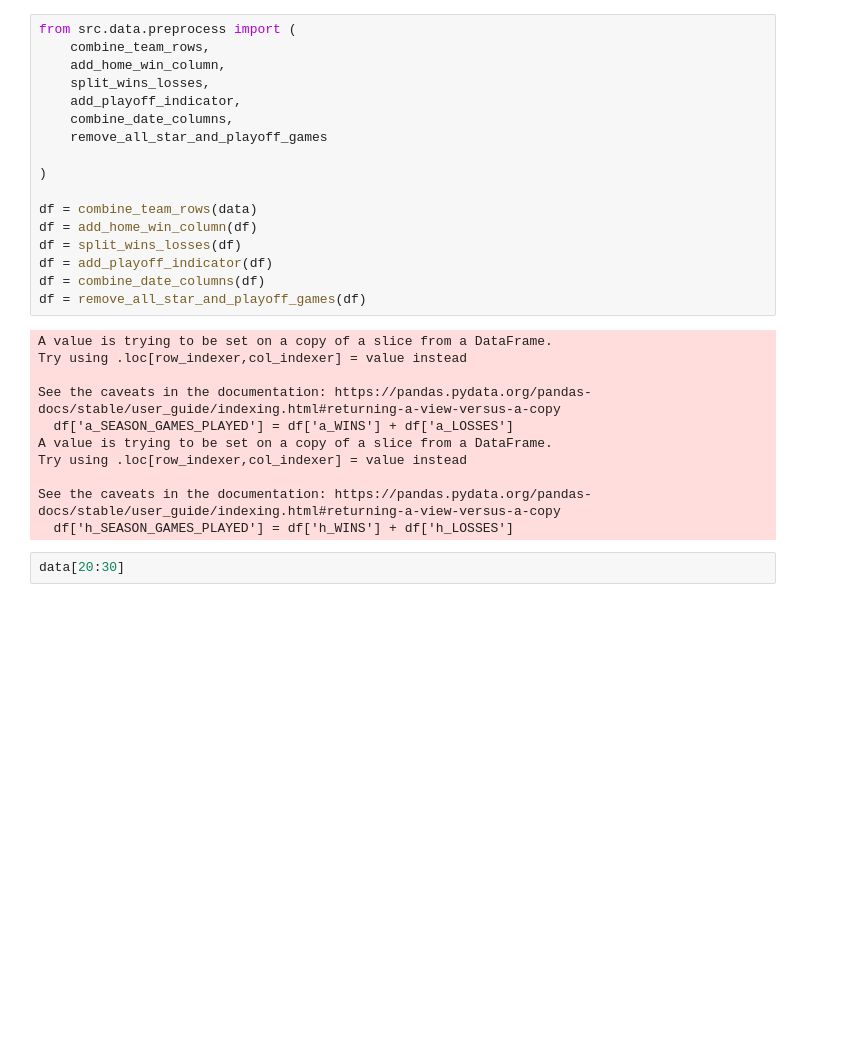
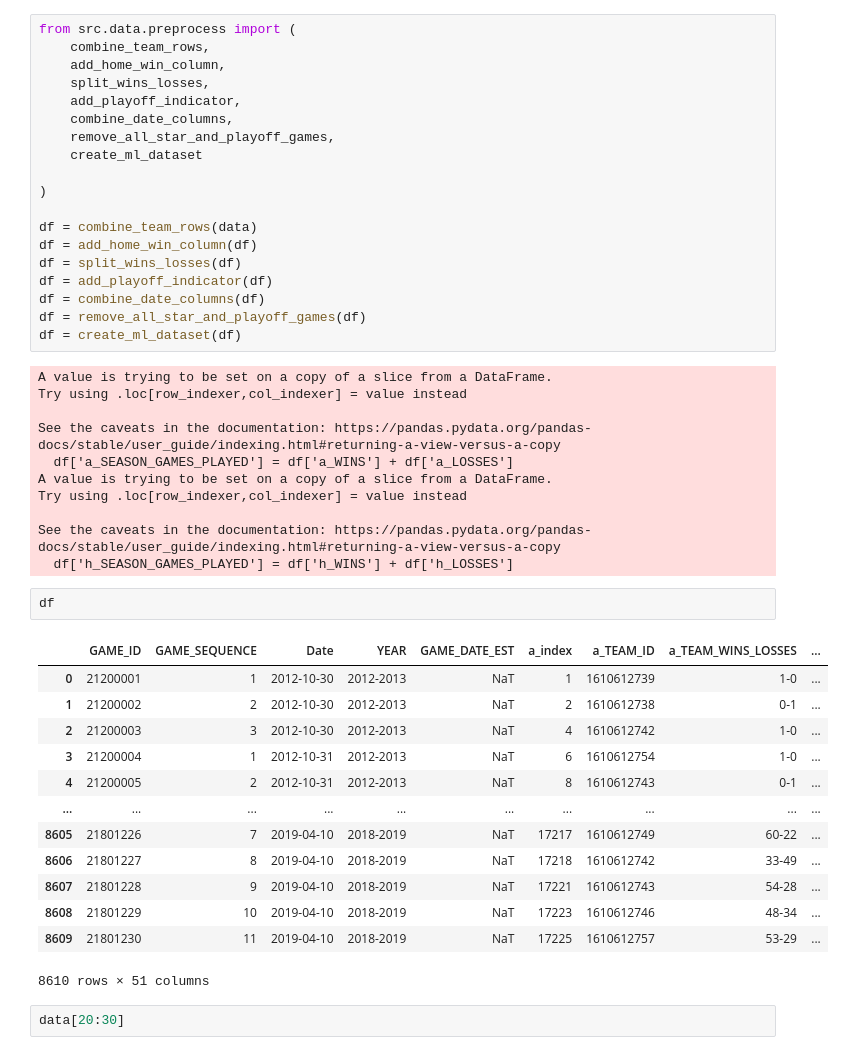
Before and after one commit to lathangregg/DL_project, a Jupyter notebook: notebooks/lathan.ipynb, the cells around one changed output. Cells and saved outputs as stored; diff of their text form; blank space fills up the shorter version.

```diff
--- a/notebooks/lathan.ipynb
+++ b/notebooks/lathan.ipynb
@@ -42,7 +42,8 @@ from src.data.preprocess import (
     split_wins_losses,
     add_playoff_indicator,
     combine_date_columns,
-    remove_all_star_and_playoff_games
+    remove_all_star_and_playoff_games,
+    create_ml_dataset
 
 )
 
@@ -52,6 +53,7 @@ df = split_wins_losses(df)
 df = add_playoff_indicator(df)
 df = combine_date_columns(df)
 df = remove_all_star_and_playoff_games(df)
+df = create_ml_dataset(df)
 # %% [output]
 A value is trying to be set on a copy of a slice from a DataFrame.
 Try using .loc[row_indexer,col_indexer] = value instead
@@ -63,6 +65,22 @@ Try using .loc[row_indexer,col_indexer] = value instead
 
 See the caveats in the documentation: https://pandas.pydata.org/pandas-docs/stable/user_guide/indexing.html#returning-a-view-versus-a-copy
   df['h_SEASON_GAMES_PLAYED'] = df['h_WINS'] + df['h_LOSSES']
+# %%
+df
+# %% [output]
+|  | GAME_ID | GAME_SEQUENCE | Date | YEAR | GAME_DATE_EST | a_index | a_TEAM_ID | a_TEAM_WINS_LOSSES | ... |
+| 0 | 21200001 | 1 | 2012-10-30 | 2012-2013 | NaT | 1 | 1610612739 | 1-0 | ... |
+| 1 | 21200002 | 2 | 2012-10-30 | 2012-2013 | NaT | 2 | 1610612738 | 0-1 | ... |
+| 2 | 21200003 | 3 | 2012-10-30 | 2012-2013 | NaT | 4 | 1610612742 | 1-0 | ... |
+| 3 | 21200004 | 1 | 2012-10-31 | 2012-2013 | NaT | 6 | 1610612754 | 1-0 | ... |
+| 4 | 21200005 | 2 | 2012-10-31 | 2012-2013 | NaT | 8 | 1610612743 | 0-1 | ... |
+| ... | ... | ... | ... | ... | ... | ... | ... | ... | ... |
+| 8605 | 21801226 | 7 | 2019-04-10 | 2018-2019 | NaT | 17217 | 1610612749 | 60-22 | ... |
+| 8606 | 21801227 | 8 | 2019-04-10 | 2018-2019 | NaT | 17218 | 1610612742 | 33-49 | ... |
+| 8607 | 21801228 | 9 | 2019-04-10 | 2018-2019 | NaT | 17221 | 1610612743 | 54-28 | ... |
+| 8608 | 21801229 | 10 | 2019-04-10 | 2018-2019 | NaT | 17223 | 1610612746 | 48-34 | ... |
+| 8609 | 21801230 | 11 | 2019-04-10 | 2018-2019 | NaT | 17225 | 1610612757 | 53-29 | ... |
+8610 rows × 51 columns
 # %%
 data[20:30]
 # %% [output]
```
Also changed, not shown: 1 other file.
